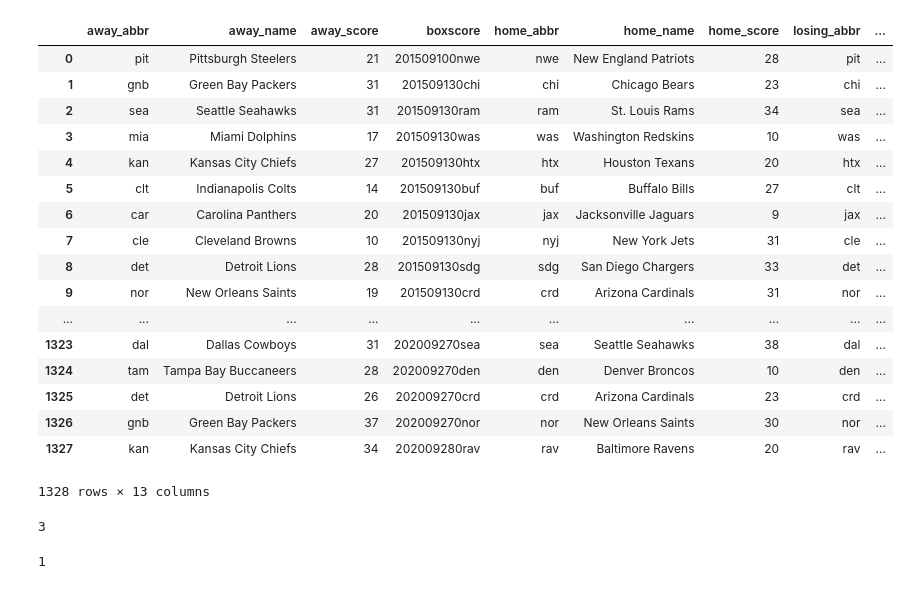
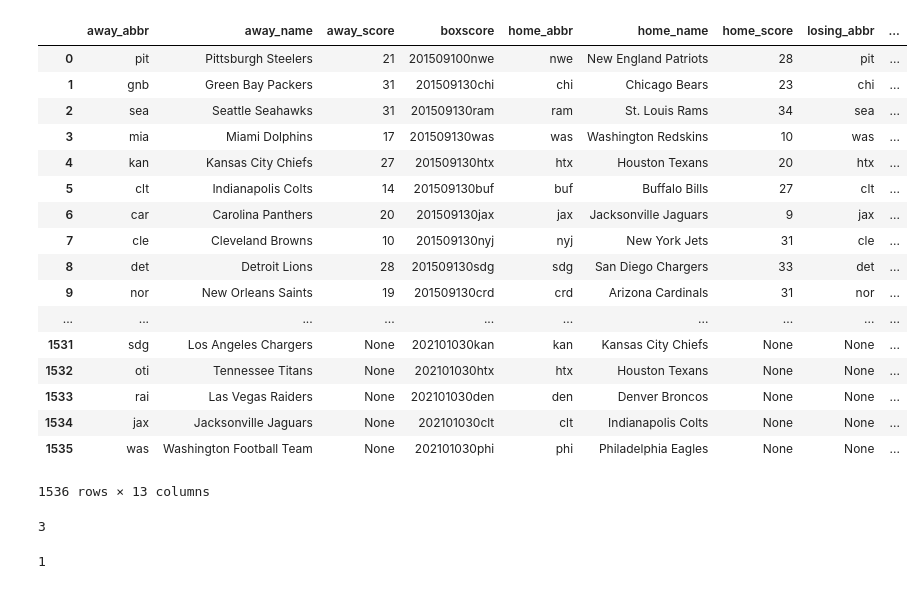
Before and after one commit to sethfriman/nfl_predictor, a Jupyter notebook: NFL Predictor.ipynb, the cells around one changed output. Cells and saved outputs as stored; diff of their text form; code cells hidden in the pictures.

```diff
--- a/NFL Predictor.ipynb
+++ b/NFL Predictor.ipynb
@@ -10,44 +18,37 @@ from sportsreference.nfl.boxscore import Boxscore
 import pandas as pd
 import numpy as np
 # %%
+# Original list of all regular season games from 2015-2020, currently some 2020 games have not been played
+# but are logged
 total_games = pd.DataFrame()
 for year in range(2015, 2021) :
-    if year == 2020:
-        for week in range(1, 4) :
-            temp_week = Boxscores(year = year, week = week)
-            temp_dict = temp_week.games[str(week) + '-' + str(year)]
-            temp_df = pd.DataFrame.from_dict(temp_dict)
-            temp_df['year'] = year
-            temp_df['week'] = week
-            total_games = total_games.append(temp_df, ignore_index = True)
-    else:
-        for week in range(1, 18) :
-            temp_week = Boxscores(year = year, week = week)
-            temp_dict = temp_week.games[str(week) + '-' + str(year)]
-            temp_df = pd.DataFrame.from_dict(temp_dict)
-            temp_df['year'] = year
-            temp_df['week'] = week
-            total_games = total_games.append(temp_df, ignore_index = True)
+    for week in range(1, 18) :
+        temp_week = Boxscores(year = year, week = week)
+        temp_dict = temp_week.games[str(week) + '-' + str(year)]
+        temp_df = pd.DataFrame.from_dict(temp_dict)
+        temp_df['year'] = year
+        temp_df['week'] = week
+        total_games = total_games.append(temp_df, ignore_index = True)
 total_games
 # %% [output]
 |  | away_abbr | away_name | away_score | boxscore | home_abbr | home_name | home_score | losing_abbr | ... |
 | 0 | pit | Pittsburgh Steelers | 21 | 201509100nwe | nwe | New England Patriots | 28 | pit | ... |
 | 1 | gnb | Green Bay Packers | 31 | 201509130chi | chi | Chicago Bears | 23 | chi | ... |
 | 2 | sea | Seattle Seahawks | 31 | 201509130ram | ram | St. Louis Rams | 34 | sea | ... |
 | 3 | mia | Miami Dolphins | 17 | 201509130was | was | Washington Redskins | 10 | was | ... |
 | 4 | kan | Kansas City Chiefs | 27 | 201509130htx | htx | Houston Texans | 20 | htx | ... |
 | 5 | clt | Indianapolis Colts | 14 | 201509130buf | buf | Buffalo Bills | 27 | clt | ... |
 | 6 | car | Carolina Panthers | 20 | 201509130jax | jax | Jacksonville Jaguars | 9 | jax | ... |
 | 7 | cle | Cleveland Browns | 10 | 201509130nyj | nyj | New York Jets | 31 | cle | ... |
 | 8 | det | Detroit Lions | 28 | 201509130sdg | sdg | San Diego Chargers | 33 | det | ... |
 | 9 | nor | New Orleans Saints | 19 | 201509130crd | crd | Arizona Cardinals | 31 | nor | ... |
 | ... | ... | ... | ... | ... | ... | ... | ... | ... | ... |
-| 1323 | dal | Dallas Cowboys | 31 | 202009270sea | sea | Seattle Seahawks | 38 | dal | ... |
-| 1324 | tam | Tampa Bay Buccaneers | 28 | 202009270den | den | Denver Broncos | 10 | den | ... |
-| 1325 | det | Detroit Lions | 26 | 202009270crd | crd | Arizona Cardinals | 23 | crd | ... |
-| 1326 | gnb | Green Bay Packers | 37 | 202009270nor | nor | New Orleans Saints | 30 | nor | ... |
-| 1327 | kan | Kansas City Chiefs | 34 | 202009280rav | rav | Baltimore Ravens | 20 | rav | ... |
+| 1531 | sdg | Los Angeles Chargers | None | 202101030kan | kan | Kansas City Chiefs | None | None | ... |
+| 1532 | oti | Tennessee Titans | None | 202101030htx | htx | Houston Texans | None | None | ... |
+| 1533 | rai | Las Vegas Raiders | None | 202101030den | den | Denver Broncos | None | None | ... |
+| 1534 | jax | Jacksonville Jaguars | None | 202101030clt | clt | Indianapolis Colts | None | None | ... |
+| 1535 | was | Washington Football Team | None | 202101030phi | phi | Philadelphia Eagles | None | None | ... |
-1328 rows × 13 columns
+1536 rows × 13 columns
 # %%
 #Finds the number of wins the given team had up to this point in the season
 def numSeasonWins(year, week, team):
@@ -61,10 +63,11 @@ def numSeasonLosses(year, week, team):
                            (total_games['losing_name'] == team) &
                            (total_games['week'] < week)]
     return small_df.shape[0]
-# %%
-numSeasonWins(2018, 5, 'Chicago Bears')
-# %% [output]
-3
+# %%
+# testing output of a team, wins + losses should equal week - 1
+numSeasonWins(2018, 5, 'Chicago Bears')
+# %% [output]
+3
 # %%
 numSeasonLosses(2018, 5, 'Chicago Bears')
 # %% [output]
```
Also changed, not shown: parts of 173 cells of this notebook, 2 other files.
